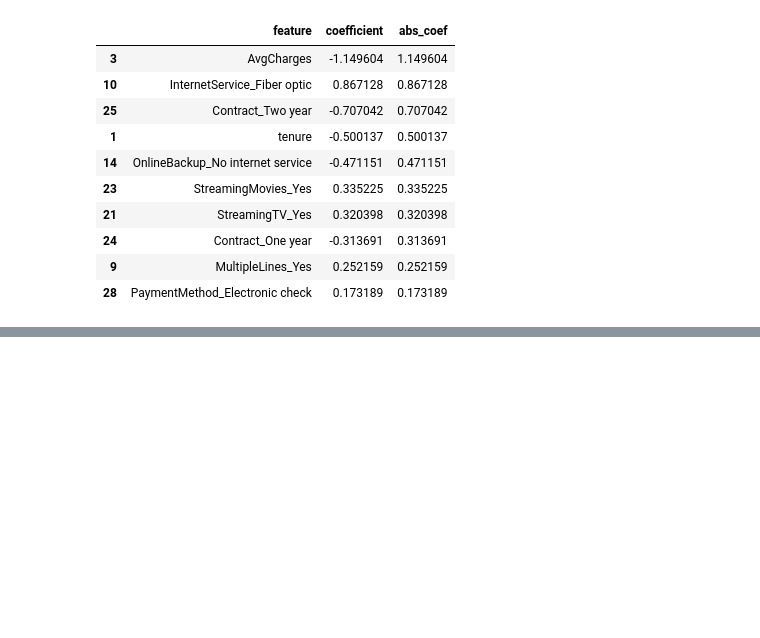
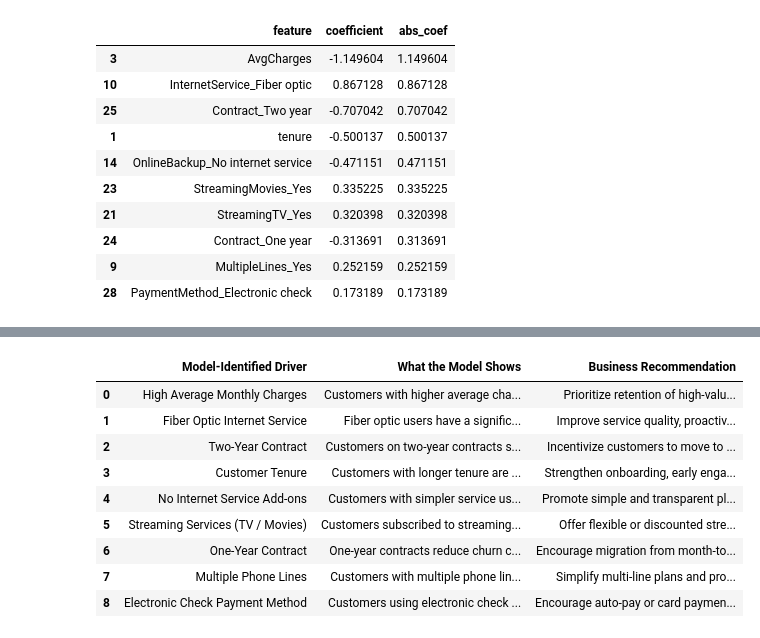
Before and after one commit to sanjayrk2007/customer_churn_prediction, a Jupyter notebook: customer-churn-prediction-an-end-to-end-ml-workflow(1).ipynb, the cells around one changed output, grey strips where cells are left out. Cells and saved outputs as stored; diff of their text form; code cells hidden in the pictures; blank space fills up the shorter version.

Commit message:
Kaggle Notebook | Customer Churn Prediction: An End-to-End ML Workfl | Version 5

```diff
--- a/customer-churn-prediction-an-end-to-end-ml-workflow(1).ipynb
+++ b/customer-churn-prediction-an-end-to-end-ml-workflow(1).ipynb
@@ -735,0 +693,53 @@ recommendations
+# %%
+import pandas as pd
+
+insights = pd.DataFrame({
+    "Model-Identified Driver": [
+        "High Average Monthly Charges",
+        "Fiber Optic Internet Service",
+        "Two-Year Contract",
+        "Customer Tenure",
+        "No Internet Service Add-ons",
+        "Streaming Services (TV / Movies)",
+        "One-Year Contract",
+        "Multiple Phone Lines",
+        "Electronic Check Payment Method"
+    ],
+
+    "What the Model Shows": [
+        "Customers with higher average charges are less likely to churn, indicating strong loyalty and long-term engagement",
+        "Fiber optic users have a significantly higher likelihood of churn",
+        "Customers on two-year contracts show substantially lower churn risk",
+        "Customers with longer tenure are less likely to churn compared to newer customers",
+        "Customers with simpler service usage (no internet add-ons) tend to be more stable",
+        "Customers subscribed to streaming add-ons show increased churn risk",
+        "One-year contracts reduce churn compared to month-to-month plans",
+        "Customers with multiple phone lines exhibit higher churn risk, possibly due to plan complexity",
+        "Customers using electronic check payments churn more than those using automated payment methods"
+    ],
+
+    "Business Recommendation": [
+        "Prioritize retention of high-value customers through loyalty rewards and personalized engagement",
+        "Improve service quality, proactive support, and targeted retention offers for fiber customers",
+        "Incentivize customers to move to long-term contracts using discounts or bundled benefits",
+        "Strengthen onboarding, early engagement, and first-month support for new customers",
+        "Promote simple and transparent plans to reduce service complexity",
+        "Offer flexible or discounted streaming bundles and allow easy opt-in/opt-out options",
+        "Encourage migration from month-to-month to annual contracts with moderate incentives",
+        "Simplify multi-line plans and provide dedicated support for family or group accounts",
+        "Encourage auto-pay or card payments through small incentives and reminders"
+    ]
+})
+
+insights
+# %% [output]
+|  | Model-Identified Driver | What the Model Shows | Business Recommendation |
+| 0 | High Average Monthly Charges | Customers with higher average cha... | Prioritize retention of high-valu... |
+| 1 | Fiber Optic Internet Service | Fiber optic users have a signific... | Improve service quality, proactiv... |
+| 2 | Two-Year Contract | Customers on two-year contracts s... | Incentivize customers to move to ... |
+| 3 | Customer Tenure | Customers with longer tenure are ... | Strengthen onboarding, early enga... |
+| 4 | No Internet Service Add-ons | Customers with simpler service us... | Promote simple and transparent pl... |
+| 5 | Streaming Services (TV / Movies) | Customers subscribed to streaming... | Offer flexible or discounted stre... |
+| 6 | One-Year Contract | One-year contracts reduce churn c... | Encourage migration from month-to... |
+| 7 | Multiple Phone Lines | Customers with multiple phone lin... | Simplify multi-line plans and pro... |
+| 8 | Electronic Check Payment Method | Customers using electronic check ... | Encourage auto-pay or card paymen... |
```
Also changed, not shown: parts of 2 cells of this notebook.
